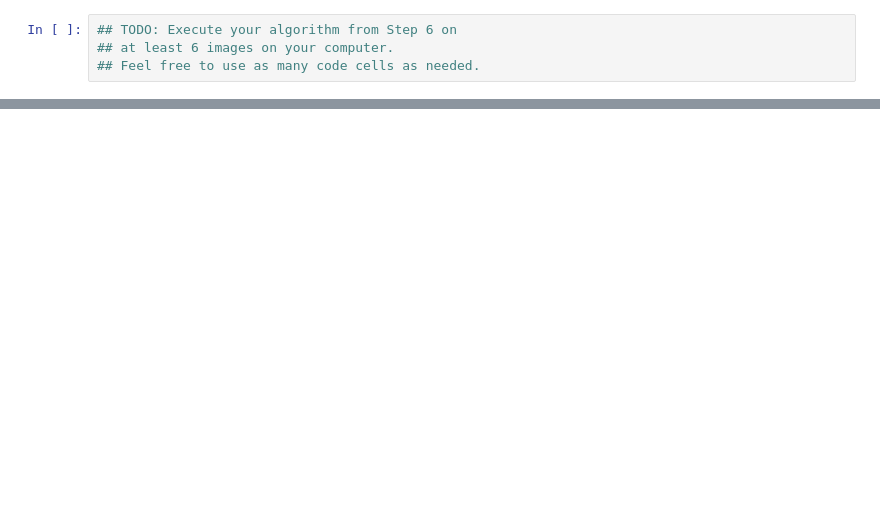
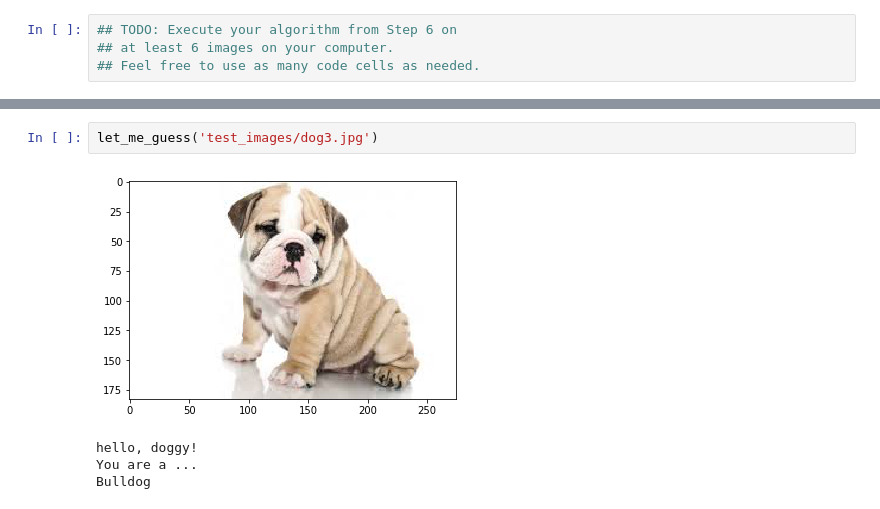
Before and after one commit to dolhana/dog-project, a Jupyter notebook: dog_app.ipynb, the cells around one changed output, grey strips where cells are left out. Cells and saved outputs as stored; diff of their text form; blank space fills up the shorter version.

```diff
--- a/dog_app.ipynb
+++ b/dog_app.ipynb
@@ -613,0 +765,7 @@ __Answer:__
+# %%
+let_me_guess('test_images/dog3.jpg')
+# %% [output]
+[figure, added]
+hello, doggy!
+You are a ...
+Bulldog
```
Also changed, not shown: parts of 33 cells of this notebook, 8 other files.
